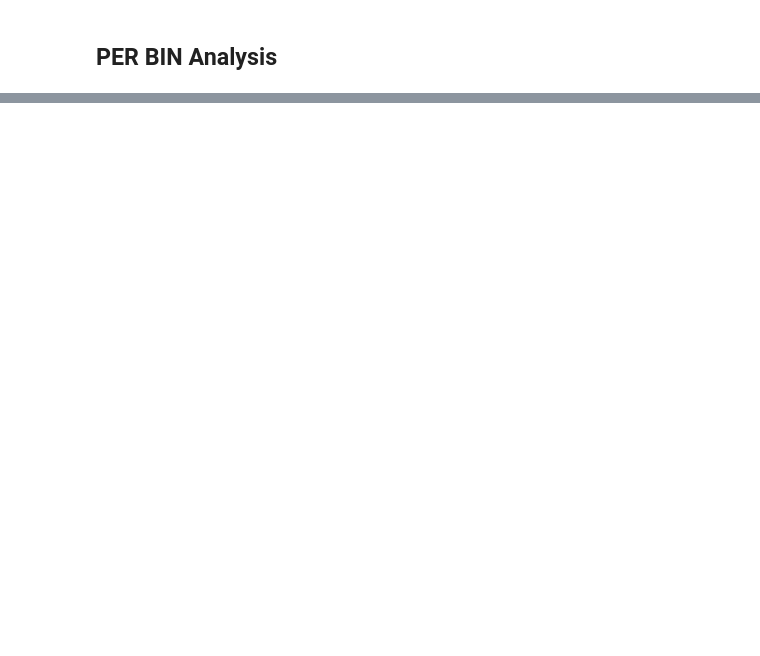
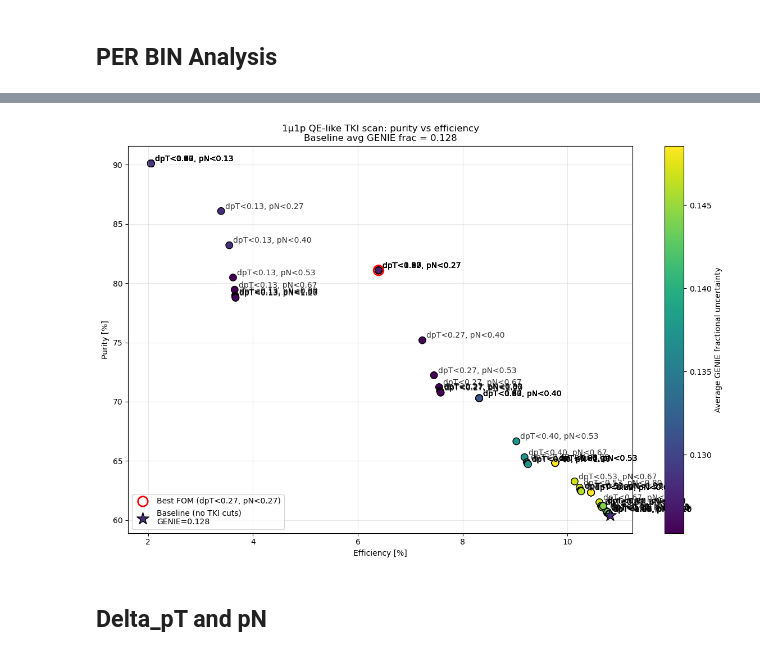
Before and after one commit to Tluanga-Ralte/PELEE, a Jupyter notebook: sandbox/rlalnunt/ECAL_BDT_FULL.ipynb, the cells around one changed output, grey strips where cells are left out. Cells and saved outputs as stored; diff of their text form; code cells hidden in the pictures; blank space fills up the shorter version.

```diff
--- a/sandbox/rlalnunt/ECAL_BDT_FULL.ipynb
+++ b/sandbox/rlalnunt/ECAL_BDT_FULL.ipynb
@@ -1803,0 +2661,76 @@ print(
+# %%
+import matplotlib.pyplot as plt
+import numpy as np
+
+fig, ax = plt.subplots(figsize=(12, 8))
+
+# Main scatter: all TKI working points
+sc = ax.scatter(
+    scan_df["eff_%"],
+    scan_df["pur_%"],
+    c=scan_df["avg_GENIE_frac"],   # color = GENIE fractional error
+    s=80,
+    cmap="viridis",
+    edgecolors="k"
+)
+
+# Highlight best FOM point
+best_idx = scan_df["FOM"].idxmax()
+best_row = scan_df.loc[best_idx]
+
+ax.scatter(
+    best_row["eff_%"],
+    best_row["pur_%"],
+    s=160,
+    facecolors="none",
+    edgecolors="red",
+    linewidths=2,
+    label=f"Best FOM (dpT<{best_row['dpT_max']:.2f}, pN<{best_row['pN_max']:.2f})"
+)
+
+# --- Baseline (no TKI cuts) point ---
+# Color it according to the same GENIE scale as other points
+baseline_color = sc.cmap(sc.norm(avg_GENIE_frac_base))
+
+ax.scatter(
+    eff_base,
+    pur_base,
+    marker="*",
+    s=260,
+    edgecolors="black",
+    facecolors=baseline_color,
+    label=f"Baseline (no TKI cuts)\nGENIE={avg_GENIE_frac_base:.3f}"
+)
+
+# Labels for all scan points (with .2f formatting)
+for _, row in scan_df.iterrows():
+    label = f"dpT<{row['dpT_max']:.2f}, pN<{row['pN_max']:.2f}"
+    ax.annotate(
+        label,
+        (row["eff_%"], row["pur_%"]),
+        textcoords="offset points",
+        xytext=(5, 3),
+        fontsize=10,
+        alpha=0.8
+    )
+
+# Colorbar for GENIE fractional uncertainty
+cb = plt.colorbar(sc)
+cb.set_label("Average GENIE fractional uncertainty")
+
+ax.set_xlabel("Efficiency [%]")
+ax.set_ylabel("Purity [%]")
+ax.set_title(
+    "1µ1p QE-like TKI scan: purity vs efficiency\n"
+    f"Baseline avg GENIE frac = {avg_GENIE_frac_base:.3f}"
+)
+
+ax.grid(alpha=0.3)
+ax.legend(loc="lower left", fontsize=10)
+
+plt.tight_layout()
+plt.show()
+# %% [output]
+[figure, added]
+# %% [markdown]
+## Delta_pT and pN
```
Also changed, not shown: parts of 52 cells of this notebook, 1 other file.
